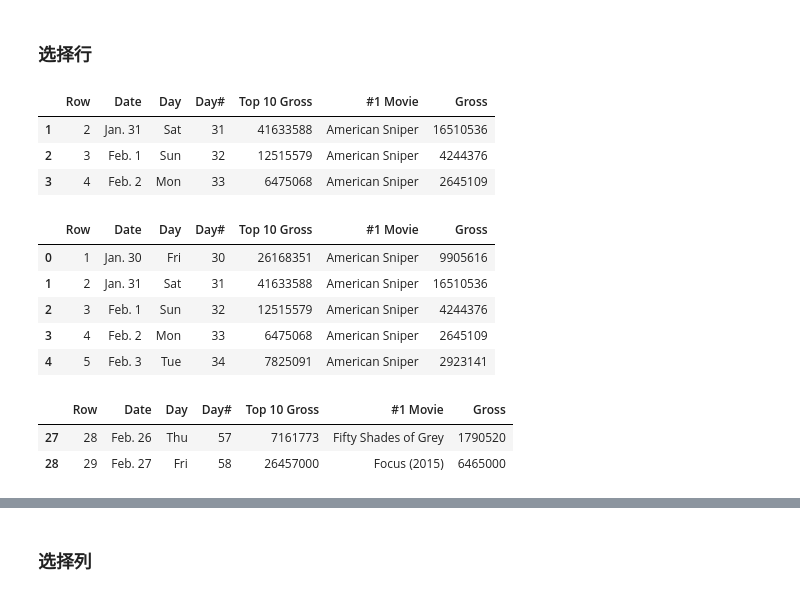
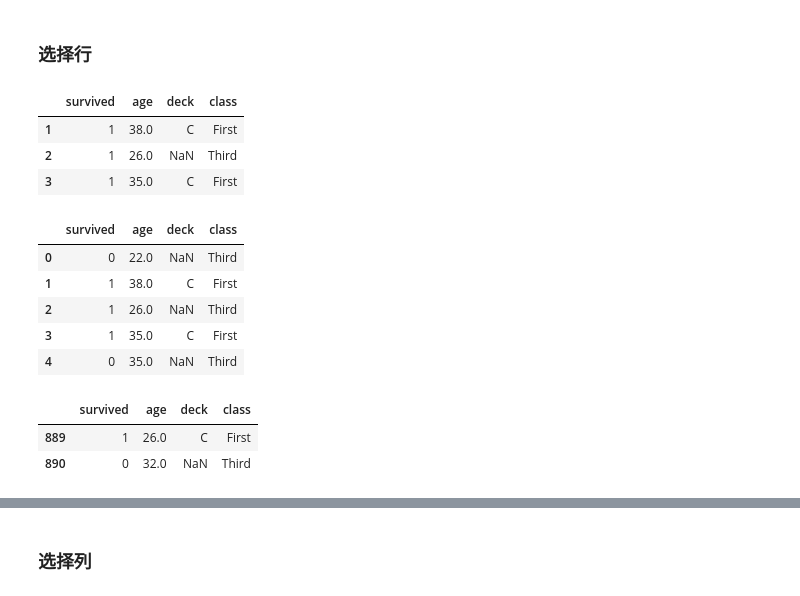
Before and after one commit to dormouse/notes, a Jupyter notebook: source/pandas/pandas_note.ipynb, the cells around one changed output, grey strips where cells are left out. Saved outputs shown, nothing was run; the diff lists cells and outputs as text; code cells hidden in the pictures.

```diff
--- a/source/pandas/pandas_note.ipynb
+++ b/source/pandas/pandas_note.ipynb
@@ -579,27 +571,29 @@ df.loc[[1,3,5],['Date', 'Gross']]
 # %% [markdown]
 ### 选择行
 # %%
+df = get_titanic_df()
+df = df[['survived', 'age', 'deck', 'class']]
 df[1:4] # 第2-4行
 # %% [output]
-|  | Row | Date | Day | Day# | Top 10 Gross | #1 Movie | Gross |
-| 1 | 2 | Jan. 31 | Sat | 31 | 41633588 | American Sniper | 16510536 |
-| 2 | 3 | Feb. 1 | Sun | 32 | 12515579 | American Sniper | 4244376 |
-| 3 | 4 | Feb. 2 | Mon | 33 | 6475068 | American Sniper | 2645109 |
+|  | survived | age | deck | class |
+| 1 | 1 | 38.0 | C | First |
+| 2 | 1 | 26.0 | NaN | Third |
+| 3 | 1 | 35.0 | C | First |
 # %%
 # 查看头部数据
 df.head()
 # %% [output]
-|  | Row | Date | Day | Day# | Top 10 Gross | #1 Movie | Gross |
-| 0 | 1 | Jan. 30 | Fri | 30 | 26168351 | American Sniper | 9905616 |
-| 1 | 2 | Jan. 31 | Sat | 31 | 41633588 | American Sniper | 16510536 |
-| 2 | 3 | Feb. 1 | Sun | 32 | 12515579 | American Sniper | 4244376 |
-| 3 | 4 | Feb. 2 | Mon | 33 | 6475068 | American Sniper | 2645109 |
-| 4 | 5 | Feb. 3 | Tue | 34 | 7825091 | American Sniper | 2923141 |
+|  | survived | age | deck | class |
+| 0 | 0 | 22.0 | NaN | Third |
+| 1 | 1 | 38.0 | C | First |
+| 2 | 1 | 26.0 | NaN | Third |
+| 3 | 1 | 35.0 | C | First |
+| 4 | 0 | 35.0 | NaN | Third |
 # %%
 # 查看尾部数据
 df.tail(2)
 #head 和 tail 接受一个整数参数，缺省值为 5 。
 # %% [output]
-|  | Row | Date | Day | Day# | Top 10 Gross | #1 Movie | Gross |
-| 27 | 28 | Feb. 26 | Thu | 57 | 7161773 | Fifty Shades of Grey | 1790520 |
-| 28 | 29 | Feb. 27 | Fri | 58 | 26457000 | Focus (2015) | 6465000 |
+|  | survived | age | deck | class |
+| 889 | 1 | 26.0 | C | First |
+| 890 | 0 | 32.0 | NaN | Third |
```
Also changed, not shown: parts of 53 cells of this notebook, 8 other files.
